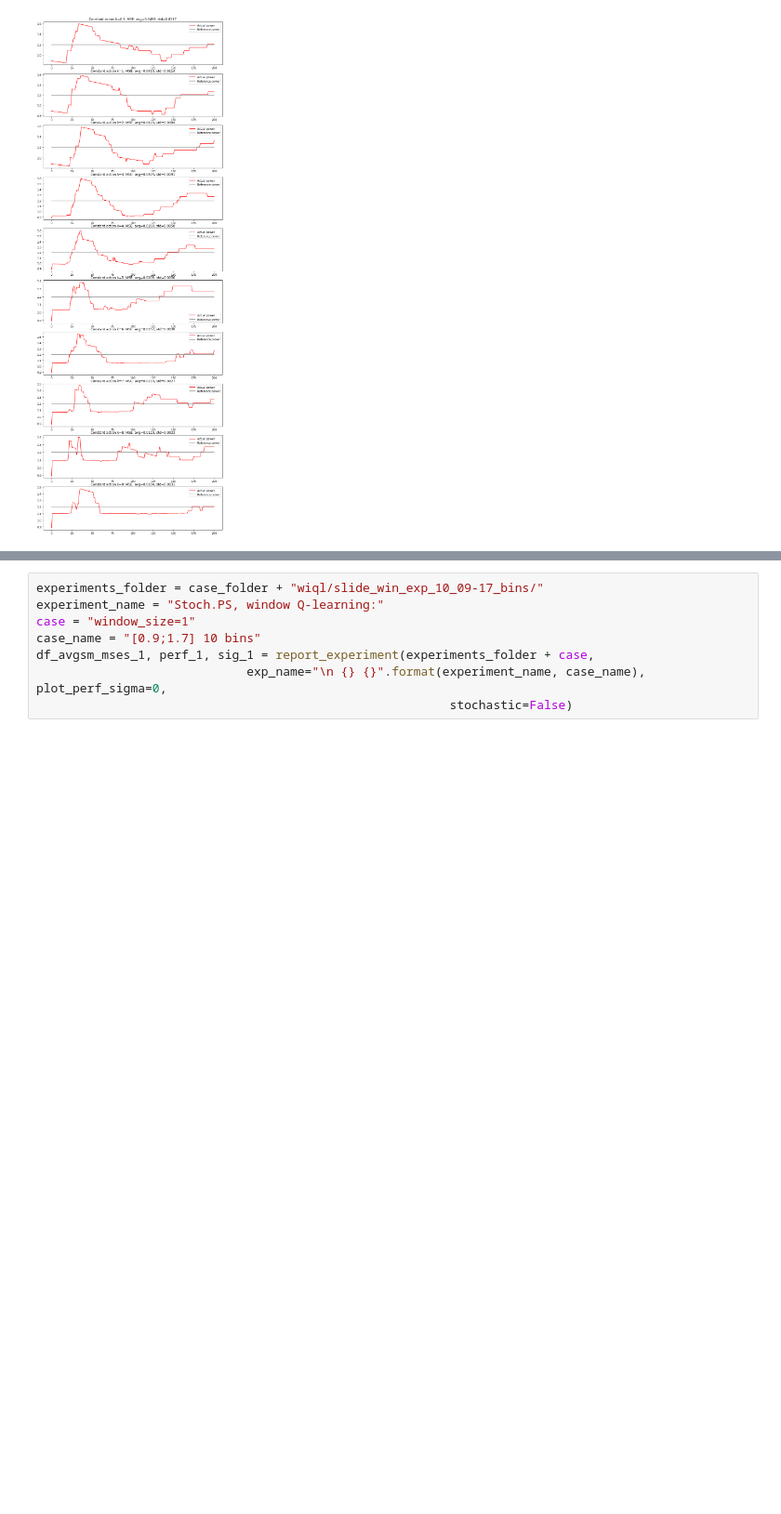
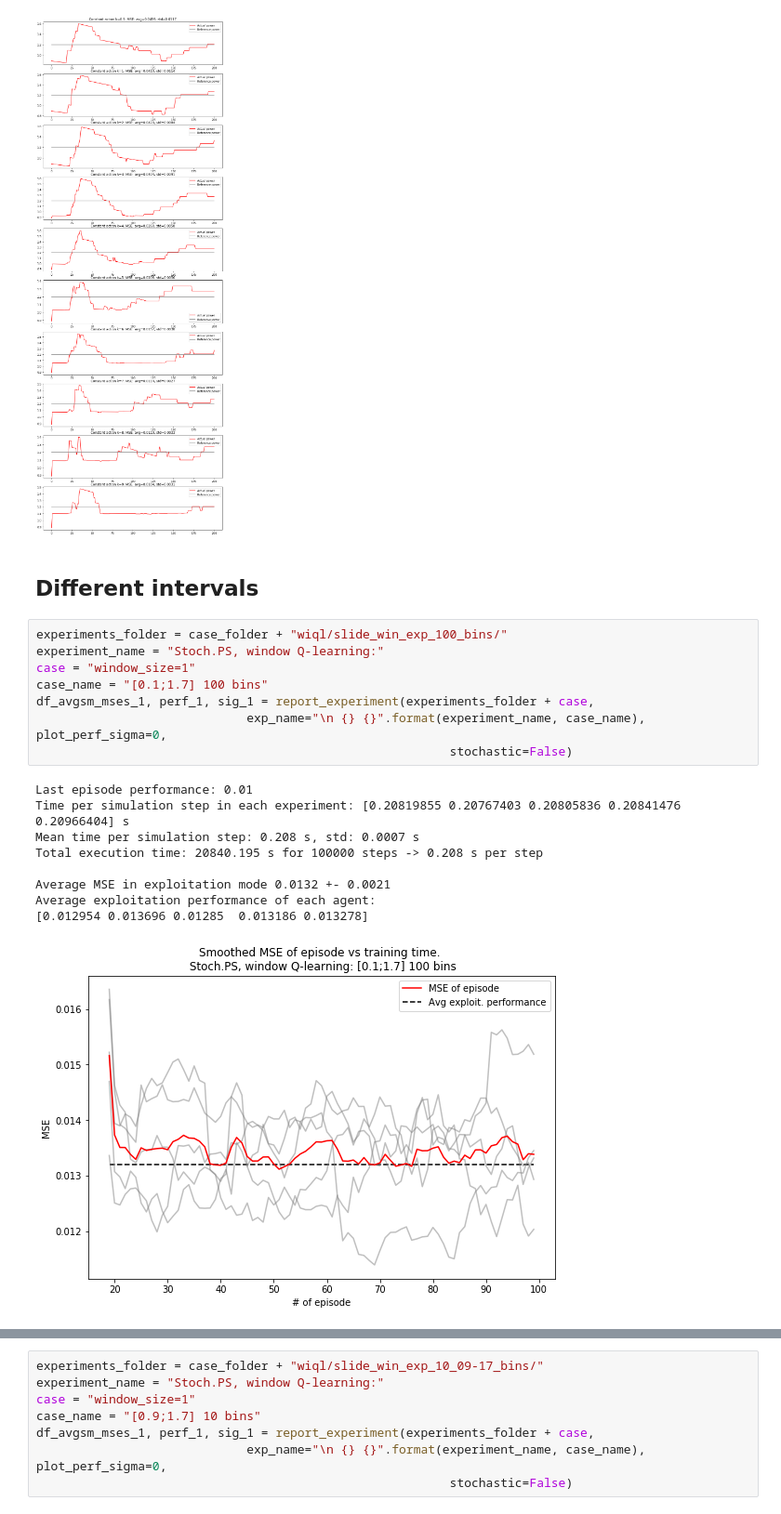
Before and after one commit to OlehLuk/rl-power-control, a Jupyter notebook: experiments/results/ps_stoch_discretization.ipynb, the cells around one changed output, grey strips where cells are left out. Shown at 93% size. Drawn from its saved outputs; the diff is of its cells as text; blank space fills up the shorter version.

```diff
--- a/experiments/results/ps_stoch_discretization.ipynb
+++ b/experiments/results/ps_stoch_discretization.ipynb
@@ -9,3 +11,23 @@ baseline_name = "ps_stoch/constant_action_variation_20-10-2019_19-55"
 report_const_experiment(baseline_name, fig_size=(12, 35))
 # %% [output]
 [figure]
+# %% [markdown]
+## Different intervals
+# %%
+experiments_folder = case_folder + "wiql/slide_win_exp_100_bins/"
+experiment_name = "Stoch.PS, window Q-learning:"
+case = "window_size=1"
+case_name = "[0.1;1.7] 100 bins"
+df_avgsm_mses_1, perf_1, sig_1 = report_experiment(experiments_folder + case,
+                             exp_name="\n {} {}".format(experiment_name, case_name), plot_perf_sigma=0,
+                                                         stochastic=False)
+# %% [output]
+Last episode performance: 0.01
+Time per simulation step in each experiment: [0.20819855 0.20767403 0.20805836 0.20841476 0.20966404] s
+Mean time per simulation step: 0.208 s, std: 0.0007 s
+Total execution time: 20840.195 s for 100000 steps -> 0.208 s per step
+
+Average MSE in exploitation mode 0.0132 +- 0.0021
+Average exploitation performance of each agent:
+[0.012954 0.013696 0.01285  0.013186 0.013278]
+[figure, added]
```
Also changed, not shown: parts of 6 cells of this notebook, 1 other file.
